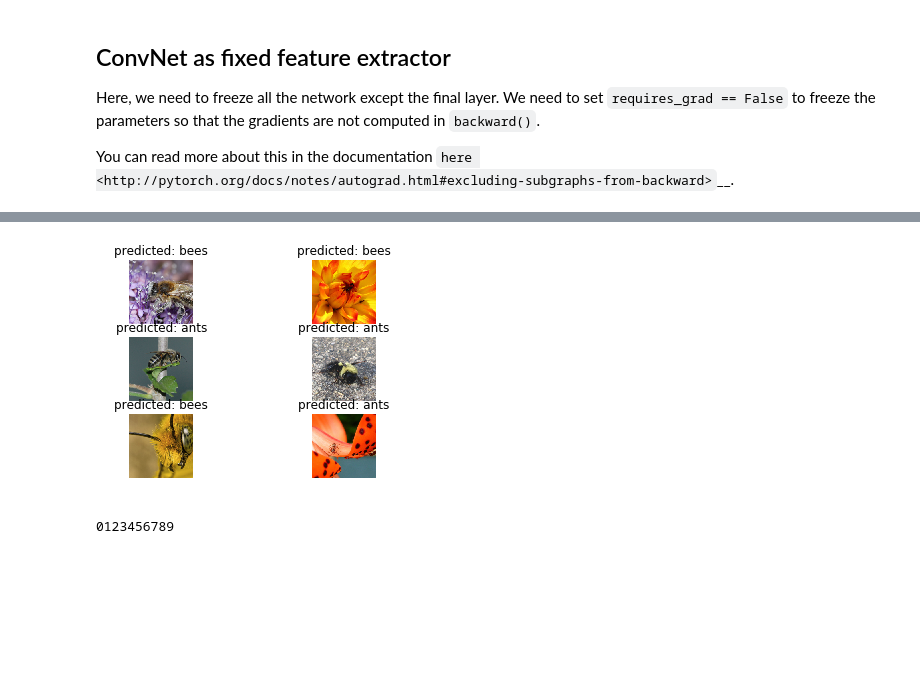
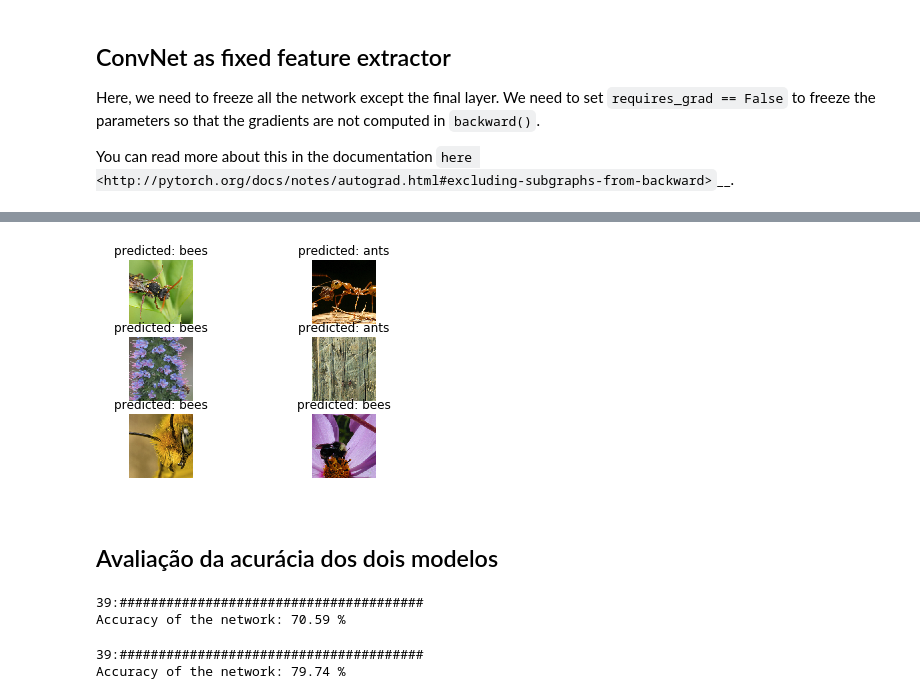
Before and after one commit to robertoalotufo/ia368z, a Jupyter notebook: deliver-pytorch/transfer_learning_tutorial.ipynb, the cells around one changed output, grey strips where cells are left out. Saved outputs shown, nothing was run; the diff lists cells and outputs as text; code cells hidden in the pictures; blank space fills up the shorter version.

```diff
--- a/deliver-pytorch/transfer_learning_tutorial.ipynb
+++ b/deliver-pytorch/transfer_learning_tutorial.ipynb
@@ -153,12 +153,13 @@ def train_model(model, criterion, optimizer, lr_scheduler, num_epochs=25, model_
     since = time.time()
 
     if not reset and os.path.isfile(model_fn):
-        model.load_state_dict(torch.load(model_fn))
+        #model.load_state_dict(torch.load(model_fn))
         print('Loading model %s' % model_fn)
+        model = torch.load(model_fn)
     else:
         print('Build model from init')
     try:
-        best_model = model
+        best_model = copy.deepcopy(model)
         best_epoch = 0
         best_acc = 0.0
 
@@ -182,7 +183,7 @@ def train_model(model, criterion, optimizer, lr_scheduler, num_epochs=25, model_
                 for k,data in enumerate(dset_loaders[phase]):
                     if k > 500:
                         break
-                    sys.stdout.write(str(k)+' mini-batch:'+phase+'\r')
+                    sys.stdout.write('%d/%d mini-batch: %s\r' % (k,len(dset_loaders[phase]),phase))
                     # get the inputs
                     inputs, labels = data
 
@@ -228,7 +229,7 @@ def train_model(model, criterion, optimizer, lr_scheduler, num_epochs=25, model_
         print('Interrupted!!')
 
     if model_fn:
-        torch.save(best_model.state_dict(), model_fn)
+        torch.save(best_model, model_fn)
 
     time_elapsed = time.time() - since
     print('Training complete in {:.0f}m {:.0f}s'.format(
@@ -368,3 +364,6 @@ gradients are not computed in ``backward()``.
 
 You can read more about this in the documentation
 `here <http://pytorch.org/docs/notes/autograd.html#excluding-subgraphs-from-backward>`__.
+# %%
+model_dense = torchvision.models.resnet18(pretrained=True)
+print(model_dense)
@@ -371,18 +388,17 @@ You can read more about this in the documentation
 # %%
-model_conv = torchvision.models.resnet18(pretrained=True)
-for param in model_conv.parameters():
+for param in model_dense.parameters():
     param.requires_grad = False
 
 # Parameters of newly constructed modules have requires_grad=True by default
-num_ftrs = model_conv.fc.in_features
-model_conv.fc = nn.Linear(num_ftrs, 2)
+num_ftrs = model_dense.fc.in_features
+model_dense.fc = nn.Linear(num_ftrs, 2)
 
 if use_gpu:
-    model_conv = model_conv.cuda()
+    model_dense = model_dense.cuda()
 
 criterion = nn.CrossEntropyLoss()
 
 # Observe that only parameters of final layer are being optimized as
 # oposed to before.
-optimizer_conv = optim.SGD(model_conv.fc.parameters(), lr=0.001, momentum=0.9)
+optimizer_dense = optim.SGD(model_dense.fc.parameters(), lr=0.001, momentum=0.9)
 # %% [markdown]
@@ -393,10 +408,11 @@ On CPU this will take about half the time compared to previous scenario.
 This is expected as gradients don't need to be computed for most of the
 network. However, forward does need to be computed.
 # %%
-model_conv_fname = '../models/transfer_learning_tutorial_TL.model'
-model_conv = train_model(model_conv, criterion, optimizer_conv,
+model_dense_fname = '../models/transfer_learning_tutorial_dense.model'
+model_dense = train_model(model_dense, criterion, optimizer_dense,
                          exp_lr_scheduler,
                          num_epochs=25,
-                         model_fn=model_conv_fname,
+                         model_fn=model_dense_fname,
+                         reset=False
                          )
 # %% [output]
@@ -440,17 +444,9 @@ Best val Acc: 0.954248 at epoch: 4
 # %%
-visualize_model(model_conv)
+visualize_model(model_dense)
 
 plt.ioff()
 plt.show()
 # %% [output]
-[figure, old version]
+[figure, new version]
-# %%
-import sys
-for f in range(10):
-    #delete "\r" to append instead of overwrite
-    #sys.stdout.write("\r" + str(f))
-    sys.stdout.write(str(f))
-    #sys.stdout.flush()
-    time.sleep(1)
-# %% [output]
-0123456789
+# %% [markdown]
+## Avaliação da acurácia dos dois modelos
@@ -456,0 +477,14 @@ for f in range(10):
+# %%
+model_conv = torch.load('../models/transfer_learning_tutorial.model')
+acc = eval_accuracy(model_conv, dset_loaders['val'],verbose=1)
+print('Accuracy of the network: %3.2f %%' % (100 * acc,))
+# %% [output]
+39:#######################################
+Accuracy of the network: 70.59 %
+# %%
+model_dense = torch.load('../models/transfer_learning_tutorial_dense.model')
+acc = eval_accuracy(model_dense, dset_loaders['val'],verbose=1)
+print('Accuracy of the network: %3.2f %%' % (100 * acc,))
+# %% [output]
+39:#######################################
+Accuracy of the network: 79.74 %
```
Also changed, not shown: parts of 9 cells of this notebook, 1 other file.
